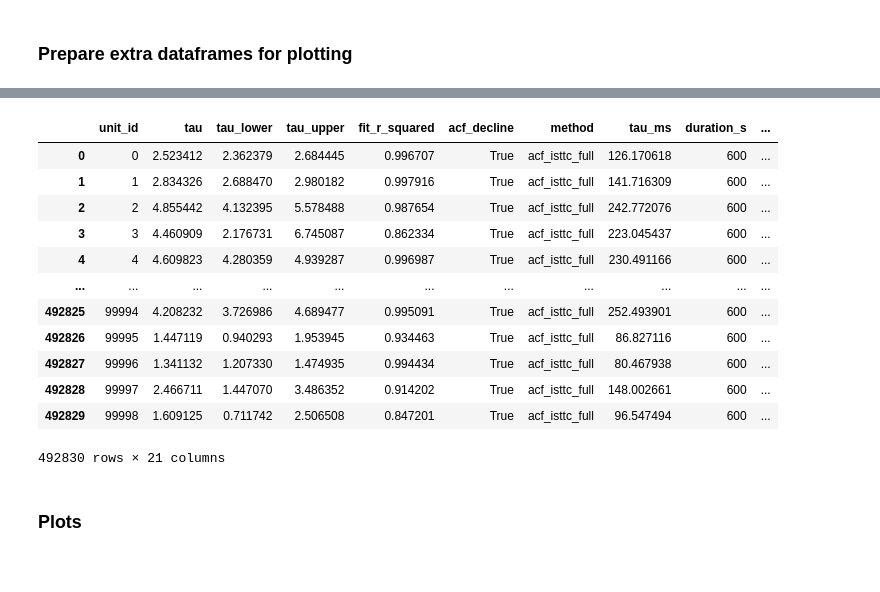
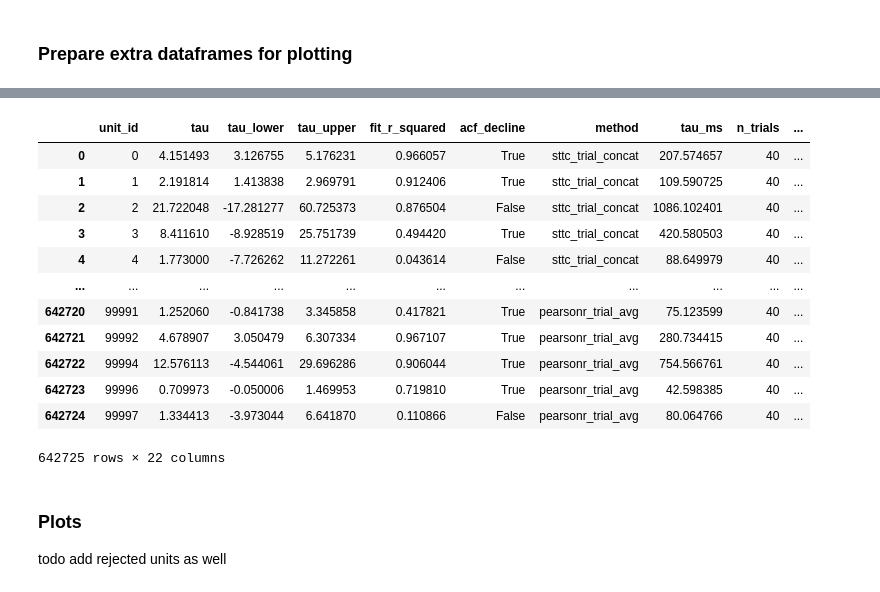
Before and after one commit to iinnpp/isttc, a Jupyter notebook: notebooks/synthetic/plot_taus_n_lags.ipynb, the cells around one changed output, grey strips where cells are left out. Cells and saved outputs as stored; diff of their text form; code cells hidden in the pictures.

```diff
--- a/notebooks/synthetic/plot_taus_n_lags.ipynb
+++ b/notebooks/synthetic/plot_taus_n_lags.ipynb
@@ -18,6 +18,6 @@ mpl.rcParams['pdf.fonttype'] = 42
 mpl.rcParams['ps.fonttype'] = 42
 plt.rcParams['svg.fonttype'] = 'none'
 # %%
-results_folder = project_folder_path + 'results\\synthetic\\results\\bin_size_runs\\full_signal\\'
-fig_folder = project_folder_path + 'results\\synthetic\\figures\\'
+results_folder = project_folder_path + 'results\\synthetic\\results\\bin_size_runs\\'
+fig_folder = results_folder + 'figs\\'
 # %%
@@ -33,22 +27,4 @@ PearsonR vs iSTTC (concat and avg), trails
 # %%
-def long_to_wide(df, spec, index_cols=None, value_col="tau_diff_rel"):
-    """
-    Convert a long tau df to wide.
-
-    spec: dict {new_column_name -> method_name_in_df}
-          e.g. {"tau_diff_rel_acf": "acf_full", "tau_diff_rel_isttc": "isttc_full"}
-    index_cols: columns that identify a unit
-    value_col: the value column to pivot (default: "tau_diff_rel")
-    """
-    if index_cols is None:
-        index_cols = ["unit_id", "fr", "alpha", "lv", "tau_ms_true"]
-    methods = list(spec.values())
-    tmp = df.loc[df["method"].isin(methods),
-                 index_cols + ["method", value_col]]
-    wide = tmp.pivot(index=index_cols, columns="method", values=value_col)
-    wide = wide.rename(columns={m: new for new, m in spec.items()})
-    return wide.reset_index()
-
 def inspect(df, name):
     print(f"len {name}: {len(df)}")
     print(df.columns.tolist())
@@ -57,10 +33,10 @@ results_folder = Path(results_folder)
 
 # From summary_tau_full_long_acf_lags_df
 print('ACF, iSTTC, PersonR, iSTTC trails (сoncat)')
-df_all = pd.read_pickle(results_folder / "summary_tau_full_long_acf_lags_df.pkl")
-inspect(df_all, "df_all (all)")
+df_full_all = pd.read_pickle(results_folder / "full_signal\\summary_tau_full_long_lags_df.pkl")
+inspect(df_full_all, "df_full_all")
 
-df_isttc_all = pd.read_pickle(results_folder / "summary_tau_full_long_acf_isttc_lags_df.pkl")
-inspect(df_isttc_all, "df_isttc_all (all)")
+df_trials_all = pd.read_pickle(results_folder / "trials\\summary_tau_trials_long_lags_df.pkl")
+inspect(df_trials_all, "df_trials_all")
 # %% [output]
 ACF, iSTTC, PersonR, iSTTC trails (сoncat)
@@ -102,31 +94,33 @@ merged
 # %%
 # extract the reference tau_ms for n_lags=20
-ref = df_isttc_all[df_isttc_all['n_lags'] == 20][['unit_id', 'tau_ms']]
+ref = df_trials_all[df_trials_all['n_lags'] == 20][['unit_id', 'method', 'tau_ms']]
 ref = ref.rename(columns={'tau_ms': 'tau_ms_ref'})
 
 # merge reference back onto the full dataframe
-merged_isttc = df_isttc_all.merge(ref, on='unit_id', how='left')
+merged_trials = df_trials_all.merge(ref, on=['unit_id', 'method'], how='left')
 
 # compute the difference
-merged_isttc['tau_ms_diff'] = merged_isttc['tau_ms'] - merged_isttc['tau_ms_ref']
+merged_trials['tau_ms_diff'] = merged_trials['tau_ms'] - merged_trials['tau_ms_ref']
 
-merged_isttc['tau_ms_diff_log10'] = np.log10(np.abs(merged_isttc['tau_ms_diff']) + 1)
-merged_isttc['tau_diff_rel_log10'] = np.log10(merged_isttc['tau_diff_rel'])
+merged_trials['tau_ms_diff_log10'] = np.log10(np.abs(merged_trials['tau_ms_diff']) + 1)
+merged_trials['tau_diff_rel_log10'] = np.log10(merged_trials['tau_diff_rel'])
 
-merged_isttc
+merged_trials
 # %% [output]
-|  | unit_id | tau | tau_lower | tau_upper | fit_r_squared | acf_decline | method | tau_ms | duration_s | ... |
-| 0 | 0 | 2.523412 | 2.362379 | 2.684445 | 0.996707 | True | acf_isttc_full | 126.170618 | 600 | ... |
-| 1 | 1 | 2.834326 | 2.688470 | 2.980182 | 0.997916 | True | acf_isttc_full | 141.716309 | 600 | ... |
-| 2 | 2 | 4.855442 | 4.132395 | 5.578488 | 0.987654 | True | acf_isttc_full | 242.772076 | 600 | ... |
-| 3 | 3 | 4.460909 | 2.176731 | 6.745087 | 0.862334 | True | acf_isttc_full | 223.045437 | 600 | ... |
-| 4 | 4 | 4.609823 | 4.280359 | 4.939287 | 0.996987 | True | acf_isttc_full | 230.491166 | 600 | ... |
+|  | unit_id | tau | tau_lower | tau_upper | fit_r_squared | acf_decline | method | tau_ms | n_trials | ... |
+| 0 | 0 | 4.151493 | 3.126755 | 5.176231 | 0.966057 | True | sttc_trial_concat | 207.574657 | 40 | ... |
+| 1 | 1 | 2.191814 | 1.413838 | 2.969791 | 0.912406 | True | sttc_trial_concat | 109.590725 | 40 | ... |
+| 2 | 2 | 21.722048 | -17.281277 | 60.725373 | 0.876504 | False | sttc_trial_concat | 1086.102401 | 40 | ... |
+| 3 | 3 | 8.411610 | -8.928519 | 25.751739 | 0.494420 | True | sttc_trial_concat | 420.580503 | 40 | ... |
+| 4 | 4 | 1.773000 | -7.726262 | 11.272261 | 0.043614 | False | sttc_trial_concat | 88.649979 | 40 | ... |
 | ... | ... | ... | ... | ... | ... | ... | ... | ... | ... | ... |
-| 492825 | 99994 | 4.208232 | 3.726986 | 4.689477 | 0.995091 | True | acf_isttc_full | 252.493901 | 600 | ... |
-| 492826 | 99995 | 1.447119 | 0.940293 | 1.953945 | 0.934463 | True | acf_isttc_full | 86.827116 | 600 | ... |
-| 492827 | 99996 | 1.341132 | 1.207330 | 1.474935 | 0.994434 | True | acf_isttc_full | 80.467938 | 600 | ... |
-| 492828 | 99997 | 2.466711 | 1.447070 | 3.486352 | 0.914202 | True | acf_isttc_full | 148.002661 | 600 | ... |
-| 492829 | 99998 | 1.609125 | 0.711742 | 2.506508 | 0.847201 | True | acf_isttc_full | 96.547494 | 600 | ... |
+| 642720 | 99991 | 1.252060 | -0.841738 | 3.345858 | 0.417821 | True | pearsonr_trial_avg | 75.123599 | 40 | ... |
+| 642721 | 99992 | 4.678907 | 3.050479 | 6.307334 | 0.967107 | True | pearsonr_trial_avg | 280.734415 | 40 | ... |
+| 642722 | 99994 | 12.576113 | -4.544061 | 29.696286 | 0.906044 | True | pearsonr_trial_avg | 754.566761 | 40 | ... |
+| 642723 | 99996 | 0.709973 | -0.050006 | 1.469953 | 0.719810 | True | pearsonr_trial_avg | 42.598385 | 40 | ... |
+| 642724 | 99997 | 1.334413 | -3.973044 | 6.641870 | 0.110866 | False | pearsonr_trial_avg | 80.064766 | 40 | ... |
-492830 rows × 21 columns
+642725 rows × 22 columns
 # %% [markdown]
 ### Plots
+
+todo add rejected units as well
```
Also changed, not shown: parts of 10 cells of this notebook, 2 other files.
